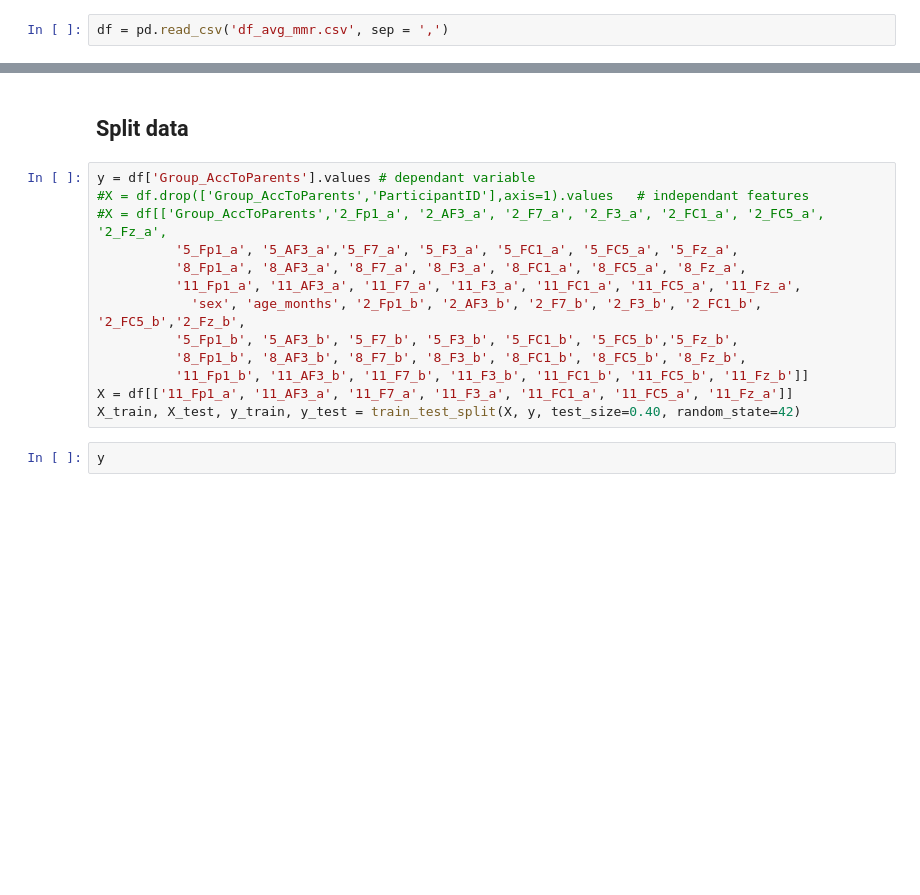
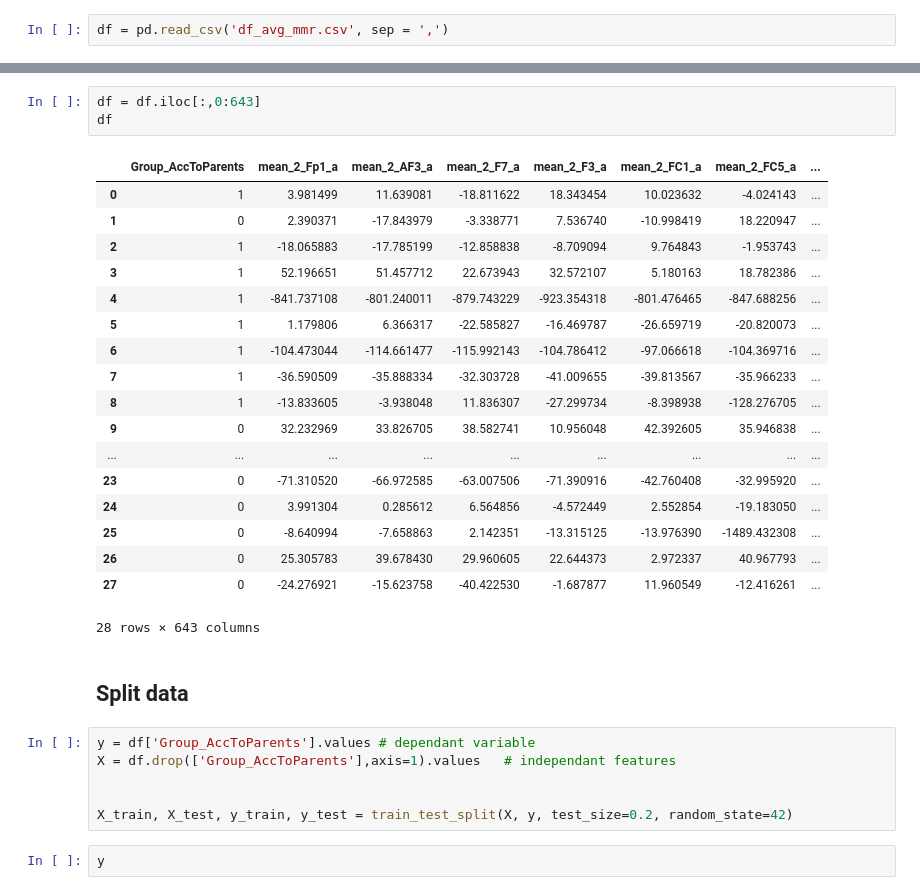
Before and after one commit to eegyolk-ai/eegyolk, a Jupyter notebook: dyslexiaprediction_nadine/ML_on_mmr_data.ipynb, the cells around one changed output, grey strips where cells are left out. Cells and saved outputs as stored; diff of their text form; blank space fills up the shorter version.

```diff
--- a/dyslexiaprediction_nadine/ML_on_mmr_data.ipynb
+++ b/dyslexiaprediction_nadine/ML_on_mmr_data.ipynb
@@ -52,18 +33,33 @@ df
+# %%
+df = df.iloc[:,0:643]
+df
+# %% [output]
+|  | Group_AccToParents | mean_2_Fp1_a | mean_2_AF3_a | mean_2_F7_a | mean_2_F3_a | mean_2_FC1_a | mean_2_FC5_a | ... |
+| 0 | 1 | 3.981499 | 11.639081 | -18.811622 | 18.343454 | 10.023632 | -4.024143 | ... |
+| 1 | 0 | 2.390371 | -17.843979 | -3.338771 | 7.536740 | -10.998419 | 18.220947 | ... |
+| 2 | 1 | -18.065883 | -17.785199 | -12.858838 | -8.709094 | 9.764843 | -1.953743 | ... |
+| 3 | 1 | 52.196651 | 51.457712 | 22.673943 | 32.572107 | 5.180163 | 18.782386 | ... |
+| 4 | 1 | -841.737108 | -801.240011 | -879.743229 | -923.354318 | -801.476465 | -847.688256 | ... |
+| 5 | 1 | 1.179806 | 6.366317 | -22.585827 | -16.469787 | -26.659719 | -20.820073 | ... |
+| 6 | 1 | -104.473044 | -114.661477 | -115.992143 | -104.786412 | -97.066618 | -104.369716 | ... |
+| 7 | 1 | -36.590509 | -35.888334 | -32.303728 | -41.009655 | -39.813567 | -35.966233 | ... |
+| 8 | 1 | -13.833605 | -3.938048 | 11.836307 | -27.299734 | -8.398938 | -128.276705 | ... |
+| 9 | 0 | 32.232969 | 33.826705 | 38.582741 | 10.956048 | 42.392605 | 35.946838 | ... |
+| ... | ... | ... | ... | ... | ... | ... | ... | ... |
+| 23 | 0 | -71.310520 | -66.972585 | -63.007506 | -71.390916 | -42.760408 | -32.995920 | ... |
+| 24 | 0 | 3.991304 | 0.285612 | 6.564856 | -4.572449 | 2.552854 | -19.183050 | ... |
+| 25 | 0 | -8.640994 | -7.658863 | 2.142351 | -13.315125 | -13.976390 | -1489.432308 | ... |
+| 26 | 0 | 25.305783 | 39.678430 | 29.960605 | 22.644373 | 2.972337 | 40.967793 | ... |
+| 27 | 0 | -24.276921 | -15.623758 | -40.422530 | -1.687877 | 11.960549 | -12.416261 | ... |
+28 rows × 643 columns
 # %% [markdown]
 ## Split data
-# %%
-y = df['Group_AccToParents'].values # dependant variable
-#X = df.drop(['Group_AccToParents','ParticipantID'],axis=1).values   # independant features
-#X = df[['Group_AccToParents','2_Fp1_a', '2_AF3_a', '2_F7_a', '2_F3_a', '2_FC1_a', '2_FC5_a', '2_Fz_a',
-          '5_Fp1_a', '5_AF3_a','5_F7_a', '5_F3_a', '5_FC1_a', '5_FC5_a', '5_Fz_a',
-          '8_Fp1_a', '8_AF3_a', '8_F7_a', '8_F3_a', '8_FC1_a', '8_FC5_a', '8_Fz_a',
-          '11_Fp1_a', '11_AF3_a', '11_F7_a', '11_F3_a', '11_FC1_a', '11_FC5_a', '11_Fz_a',
-            'sex', 'age_months', '2_Fp1_b', '2_AF3_b', '2_F7_b', '2_F3_b', '2_FC1_b', '2_FC5_b','2_Fz_b',
-          '5_Fp1_b', '5_AF3_b', '5_F7_b', '5_F3_b', '5_FC1_b', '5_FC5_b','5_Fz_b',
-          '8_Fp1_b', '8_AF3_b', '8_F7_b', '8_F3_b', '8_FC1_b', '8_FC5_b', '8_Fz_b',
-          '11_Fp1_b', '11_AF3_b', '11_F7_b', '11_F3_b', '11_FC1_b', '11_FC5_b', '11_Fz_b']]
-X = df[['11_Fp1_a', '11_AF3_a', '11_F7_a', '11_F3_a', '11_FC1_a', '11_FC5_a', '11_Fz_a']]
-X_train, X_test, y_train, y_test = train_test_split(X, y, test_size=0.40, random_state=42)
+# %%
+y = df['Group_AccToParents'].values # dependant variable
+X = df.drop(['Group_AccToParents'],axis=1).values   # independant features
+
+
+X_train, X_test, y_train, y_test = train_test_split(X, y, test_size=0.2, random_state=42)
 # %%
 y
 # %% [output]
```
Also changed, not shown: parts of 13 cells of this notebook, 7 other files.
